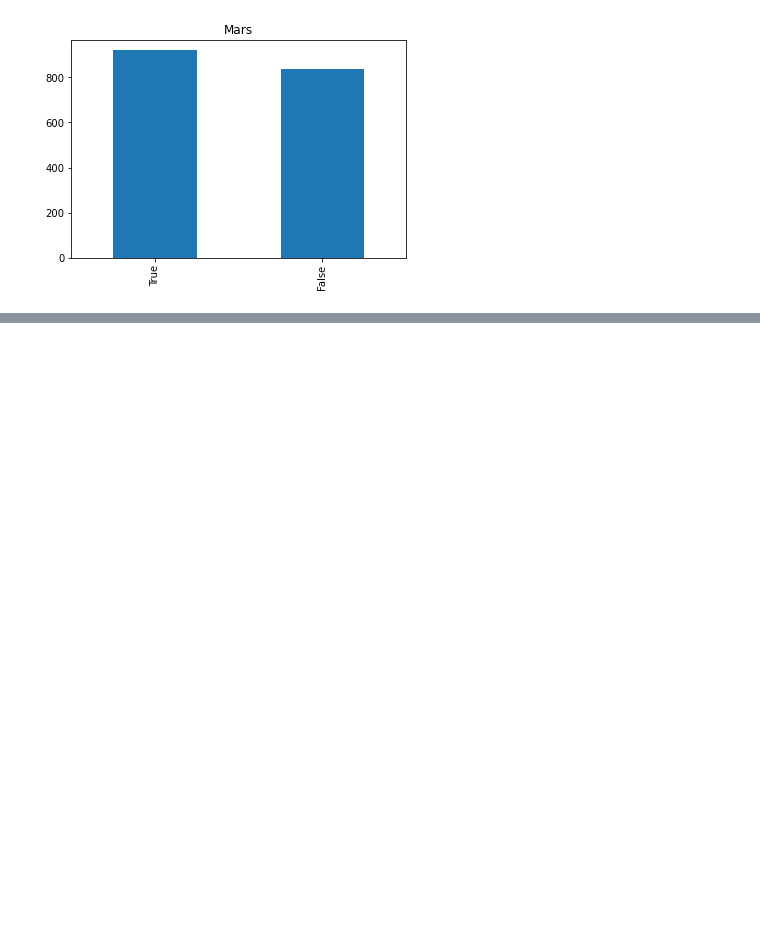
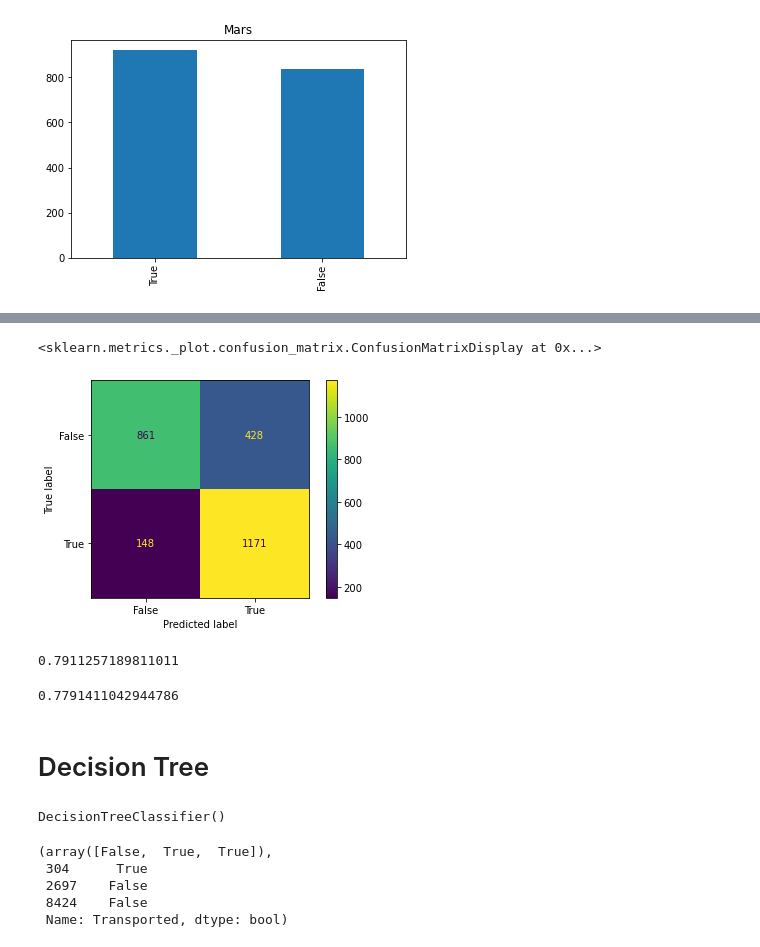
Before and after one commit to ZahrizhalAli/Spaceship-titanic-kaggle-competition, a Jupyter notebook: spaceship-titanic.ipynb, the cells around one changed output, grey strips where cells are left out. Cells and saved outputs as stored; diff of their text form; code cells hidden in the pictures; blank space fills up the shorter version.

Commit message:
78.512 Accuracy

```diff
--- a/spaceship-titanic.ipynb
+++ b/spaceship-titanic.ipynb
@@ -169,0 +408,5 @@ mars_df['Transported'].value_counts().plot(kind='bar')
+# %%
+X = train_df.drop('Transported', axis=1)
+y = train_df['Transported']
+# %%
+X_train, X_test, y_train, y_test = train_test_split(X, y, test_size=0.3, random_state=42)
@@ -169,0 +421,4 @@ mars_df['Transported'].value_counts().plot(kind='bar')
+# %%
+svc = SVC()
+# %%
+svc.fit(X_train, y_train)
@@ -169,0 +452,15 @@ mars_df['Transported'].value_counts().plot(kind='bar')
+# %%
+plot_confusion_matrix(svc, X_test, y_test)
+# %% [output]
+<sklearn.metrics._plot.confusion_matrix.ConfusionMatrixDisplay at 0x...>
+[figure, added]
+# %%
+svc.score(X_train,y_train)
+# %% [output]
+0.7911257189811011
+# %%
+svc_score = print(accuracy_score(y_preds, y_test))
+# %% [output]
+0.7791411042944786
+# %% [markdown]
+# Decision Tree
@@ -169,0 +471,4 @@ mars_df['Transported'].value_counts().plot(kind='bar')
+# %%
+tree.fit(X_train, y_train)
+# %% [output]
+DecisionTreeClassifier()
@@ -169,0 +477,8 @@ mars_df['Transported'].value_counts().plot(kind='bar')
+# %%
+y_preds[:3], y_test[:3]
+# %% [output]
+(array([False,  True,  True]),
+ 304      True
+ 2697    False
+ 8424    False
+ Name: Transported, dtype: bool)
```
Also changed, not shown: parts of 107 cells of this notebook, 2 other files.
